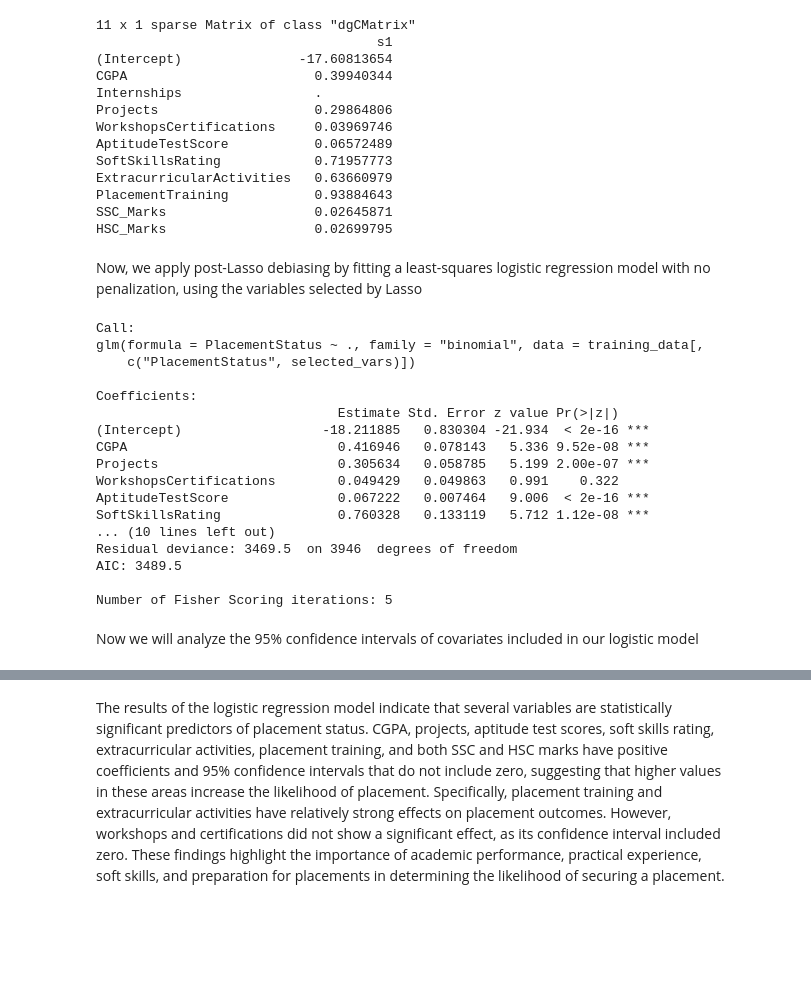
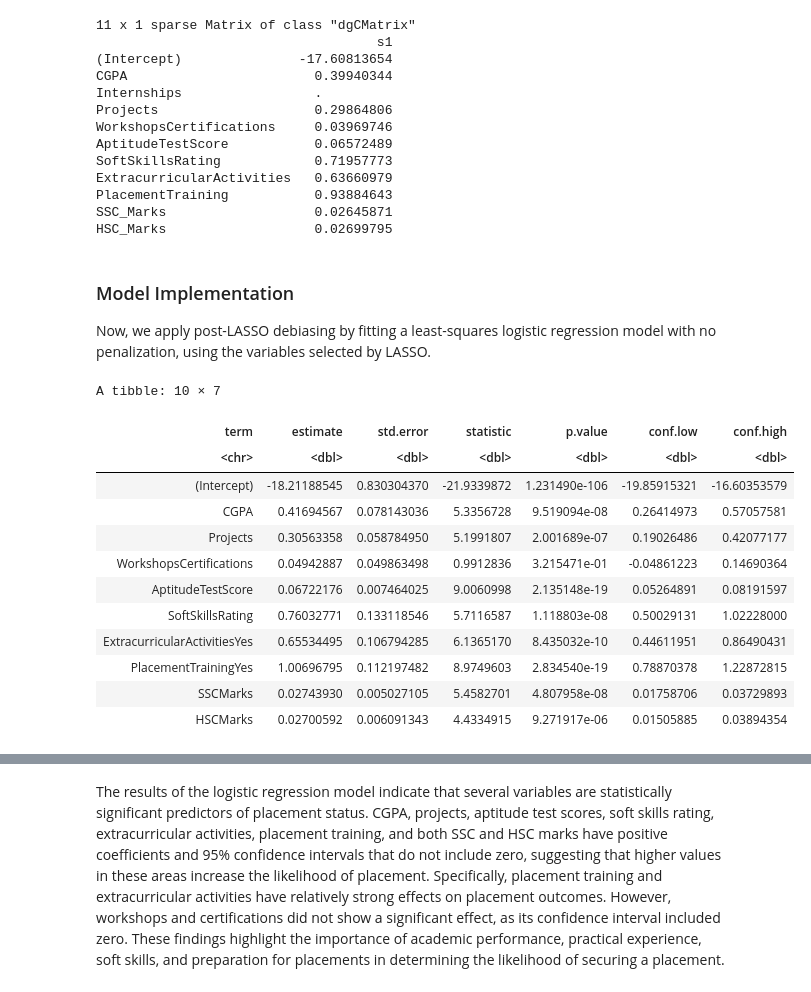
Before and after one commit to anniew02/placement-data, a Jupyter notebook: FinalProject.ipynb, the cells around one changed output, grey strips where cells are left out. Cells and saved outputs as stored; diff of their text form; code cells hidden in the pictures; blank space fills up the shorter version.

```diff
--- a/FinalProject.ipynb
+++ b/FinalProject.ipynb
@@ -215,33 +188,27 @@ PlacementTraining           0.93884643
 SSC_Marks                   0.02645871
 HSC_Marks                   0.02699795
 # %% [markdown]
-Now, we apply post-Lasso debiasing by fitting a least-squares logistic regression model with no penalization, using the variables selected by Lasso
+### Model Implementation
+Now, we apply post-LASSO debiasing by fitting a least-squares logistic regression model with no penalization, using the variables selected by LASSO.
 # %%
 selected_vars <- c("CGPA", "Projects", "WorkshopsCertifications", "AptitudeTestScore",
                    "SoftSkillsRating", "ExtracurricularActivities", "PlacementTraining",
-                   "SSC_Marks", "HSC_Marks")
+                   "SSCMarks", "HSCMarks")
 
 logistic_model <- glm(PlacementStatus ~ ., data = training_data[, c("PlacementStatus", selected_vars)],
                       family = "binomial")
-
-summary(logistic_model)
+tidy(logistic_model, conf.int=TRUE)
 # %% [output]
-Call:
-glm(formula = PlacementStatus ~ ., family = "binomial", data = training_data[,
-    c("PlacementStatus", selected_vars)])
-
-Coefficients:
-                               Estimate Std. Error z value Pr(>|z|)
-(Intercept)                  -18.211885   0.830304 -21.934  < 2e-16 ***
-CGPA                           0.416946   0.078143   5.336 9.52e-08 ***
-Projects                       0.305634   0.058785   5.199 2.00e-07 ***
-WorkshopsCertifications        0.049429   0.049863   0.991    0.322
-AptitudeTestScore              0.067222   0.007464   9.006  < 2e-16 ***
-SoftSkillsRating               0.760328   0.133119   5.712 1.12e-08 ***
-... (10 lines left out)
-Residual deviance: 3469.5  on 3946  degrees of freedom
-AIC: 3489.5
-
-Number of Fisher Scoring iterations: 5
+A tibble: 10 × 7
+| term | estimate | std.error | statistic | p.value | conf.low | conf.high |
+| <chr> | <dbl> | <dbl> | <dbl> | <dbl> | <dbl> | <dbl> |
+| (Intercept) | -18.21188545 | 0.830304370 | -21.9339872 | 1.231490e-106 | -19.85915321 | -16.60353579 |
+| CGPA | 0.41694567 | 0.078143036 | 5.3356728 | 9.519094e-08 | 0.26414973 | 0.57057581 |
+| Projects | 0.30563358 | 0.058784950 | 5.1991807 | 2.001689e-07 | 0.19026486 | 0.42077177 |
+| WorkshopsCertifications | 0.04942887 | 0.049863498 | 0.9912836 | 3.215471e-01 | -0.04861223 | 0.14690364 |
+| AptitudeTestScore | 0.06722176 | 0.007464025 | 9.0060998 | 2.135148e-19 | 0.05264891 | 0.08191597 |
+| SoftSkillsRating | 0.76032771 | 0.133118546 | 5.7116587 | 1.118803e-08 | 0.50029131 | 1.02228000 |
+| ExtracurricularActivitiesYes | 0.65534495 | 0.106794285 | 6.1365170 | 8.435032e-10 | 0.44611951 | 0.86490431 |
+| PlacementTrainingYes | 1.00696795 | 0.112197482 | 8.9749603 | 2.834540e-19 | 0.78870378 | 1.22872815 |
+| SSCMarks | 0.02743930 | 0.005027105 | 5.4582701 | 4.807958e-08 | 0.01758706 | 0.03729893 |
+| HSCMarks | 0.02700592 | 0.006091343 | 4.4334915 | 9.271917e-06 | 0.01505885 | 0.03894354 |
-# %% [markdown]
-Now we will analyze the 95% confidence intervals of covariates included in our logistic model
```
Also changed, not shown: parts of 24 cells of this notebook.
